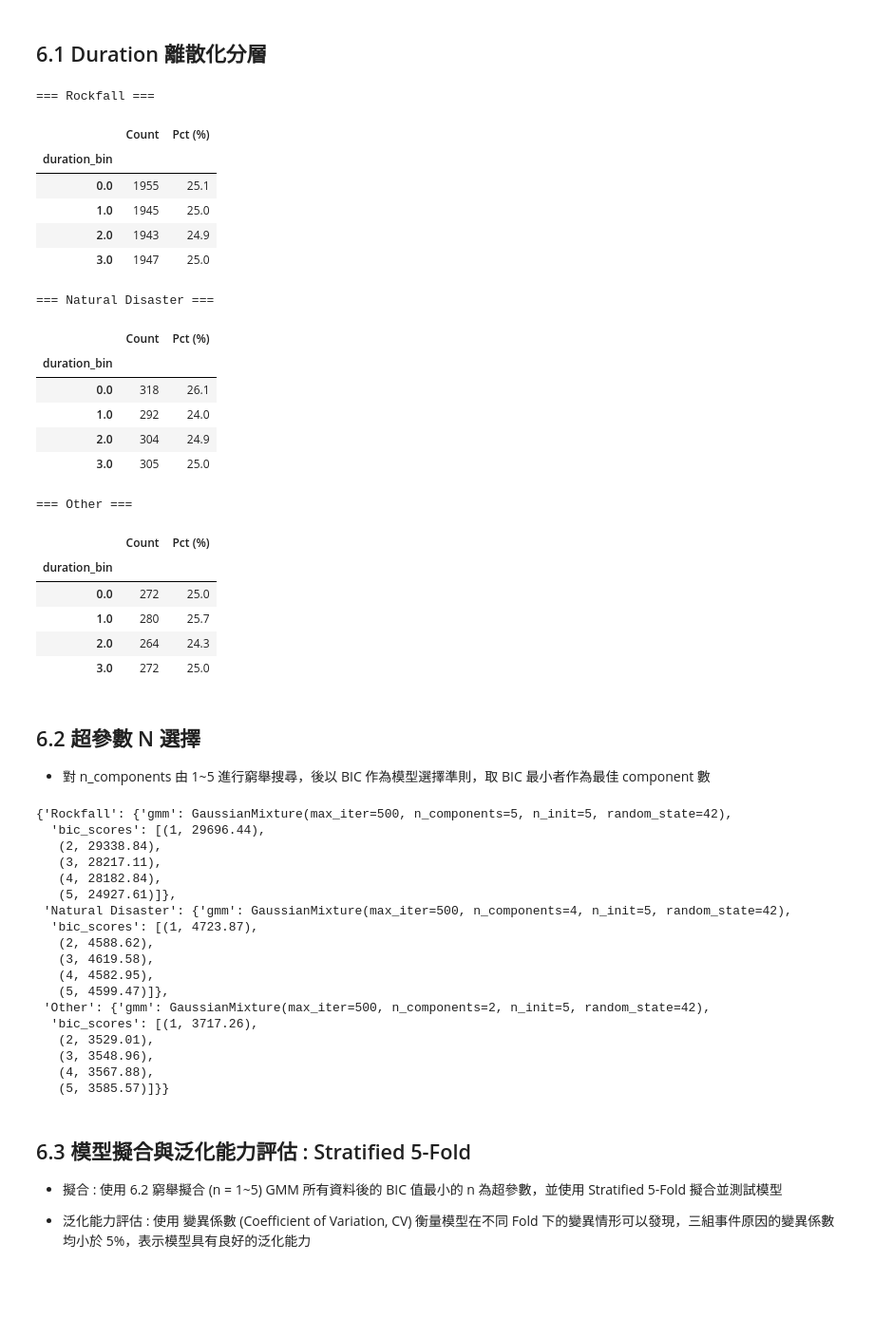
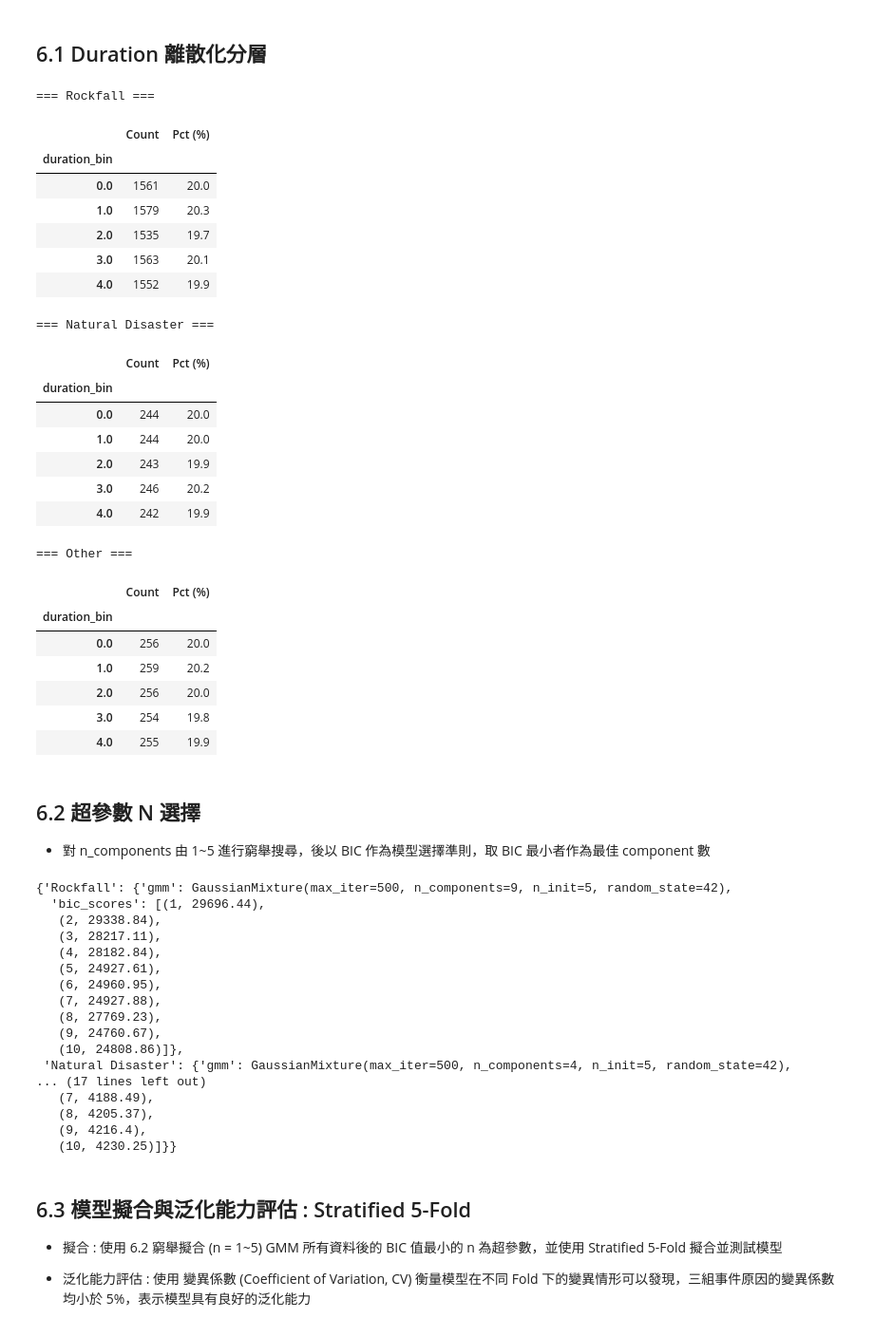
Before and after one commit to jungswork/06_Road_Repar_Time, a Jupyter notebook: 02_road_data_analysis.ipynb, the cells around one changed output. Shown at 95% size. Saved outputs shown, nothing was run; the diff lists cells and outputs as text; code cells hidden in the pictures; blank space fills up the shorter version.

```diff
--- a/02_road_data_analysis.ipynb
+++ b/02_road_data_analysis.ipynb
@@ -194,7 +192,7 @@ plt.show()
 # %%
 import numpy as np
 
-fig, axes = plt.subplots(2, 2, figsize=(14, 10))
+fig, axes = plt.subplots(1, 3, figsize=(18, 6))
 axes = axes.flatten()
 
 causes = df["Cause"].unique()
@@ -249,18 +243,11 @@ candidates_main = {
     "Gen. Gamma"  : stats.gengamma,
 }
 
-candidates_traffic = {
-    "Exponential" : stats.expon,
-    "Weibull"     : stats.weibull_min,
-    "Log-normal"  : stats.lognorm,
-    "Gamma"       : stats.gamma,
-}
 
 cause_candidates = {
     "Rockfall"         : candidates_main,
     "Natural Disaster" : candidates_main,
     "Other"            : candidates_main,
-    "Traffic Accident" : candidates_traffic,
 }
 
 fit_results   = {}
@@ -311,7 +298,7 @@ Distribution      AIC   KS D
 # %% [markdown]
 ## 5.2 視覺化
 # %%
-fig, axes = plt.subplots(2, 2, figsize=(16, 12))
+fig, axes = plt.subplots(1, 3, figsize=(18, 7))
 axes = axes.flatten()
 
 colors = ["tab:blue", "tab:orange", "tab:green"]
@@ -429,53 +416,56 @@ plt.show()
 import numpy as np
 import pandas as pd
 
 # Traffic Accident 排除（樣本過少）
 causes_fit = ["Rockfall", "Natural Disaster", "Other"]
 
 # 各 Cause 獨立計算分位數邊界
 df["duration_bin"] = np.nan
 
 for cause in causes_fit:
     mask = df["Cause"] == cause
-    # 建立 修復時間區間欄位 : 依據修復時間歸類為 4 等分
+    # 建立 修復時間區間欄位 : 依據修復時間歸類為 q 等分
     df.loc[mask, "duration_bin"] = pd.qcut(
         df.loc[mask, "Duration (minutes)"],
-        q=4,
+        q=5,
         labels=False,
         duplicates="drop"
     )
 
 # 確認分層分布
 for cause in causes_fit:
     data_cause = df[df["Cause"] == cause]
     print(f"=== {cause} ===")
     # 計算該區間分類數量
     bin_count = data_cause["duration_bin"].value_counts().sort_index()
     bin_pct   = (bin_count / len(data_cause) * 100).round(1)
     display(pd.DataFrame({"Count": bin_count, "Pct (%)": bin_pct}))
     print()
 # %% [output]
 === Rockfall ===
 |  | Count | Pct (%) |
 | duration_bin |  |  |
-| 0.0 | 1955 | 25.1 |
-| 1.0 | 1945 | 25.0 |
-| 2.0 | 1943 | 24.9 |
-| 3.0 | 1947 | 25.0 |
+| 0.0 | 1561 | 20.0 |
+| 1.0 | 1579 | 20.3 |
+| 2.0 | 1535 | 19.7 |
+| 3.0 | 1563 | 20.1 |
+| 4.0 | 1552 | 19.9 |
 === Natural Disaster ===
 |  | Count | Pct (%) |
 | duration_bin |  |  |
-| 0.0 | 318 | 26.1 |
-| 1.0 | 292 | 24.0 |
-| 2.0 | 304 | 24.9 |
-| 3.0 | 305 | 25.0 |
+| 0.0 | 244 | 20.0 |
+| 1.0 | 244 | 20.0 |
+| 2.0 | 243 | 19.9 |
+| 3.0 | 246 | 20.2 |
+| 4.0 | 242 | 19.9 |
 === Other ===
 |  | Count | Pct (%) |
 | duration_bin |  |  |
-| 0.0 | 272 | 25.0 |
-| 1.0 | 280 | 25.7 |
-| 2.0 | 264 | 24.3 |
-| 3.0 | 272 | 25.0 |
+| 0.0 | 256 | 20.0 |
+| 1.0 | 259 | 20.2 |
+| 2.0 | 256 | 20.0 |
+| 3.0 | 254 | 19.8 |
+| 4.0 | 255 | 19.9 |
 # %% [markdown]
 ## 6.2 超參數 N 選擇
 
@@ -484,7 +474,7 @@ for cause in causes_fit:
 from sklearn.mixture import GaussianMixture
 
 # 使用 BIC 指標找出各 Cause 最佳 component 數量 function
-def fit_gmm(data, max_components=5):
+def fit_gmm(data, max_components=10):
     log_data   = np.log(data).reshape(-1, 1)
     best_gmm   = None
     best_bic   = np.inf
@@ -532,24 +522,23 @@ for cause in causes_fit:
 # Check
 gmm_results
 # %% [output]
-{'Rockfall': {'gmm': GaussianMixture(max_iter=500, n_components=5, n_init=5, random_state=42),
+{'Rockfall': {'gmm': GaussianMixture(max_iter=500, n_components=9, n_init=5, random_state=42),
   'bic_scores': [(1, 29696.44),
    (2, 29338.84),
    (3, 28217.11),
    (4, 28182.84),
-   (5, 24927.61)]},
+   (5, 24927.61),
+   (6, 24960.95),
+   (7, 24927.88),
+   (8, 27769.23),
+   (9, 24760.67),
+   (10, 24808.86)]},
  'Natural Disaster': {'gmm': GaussianMixture(max_iter=500, n_components=4, n_init=5, random_state=42),
-  'bic_scores': [(1, 4723.87),
-   (2, 4588.62),
-   (3, 4619.58),
-   (4, 4582.95),
-   (5, 4599.47)]},
- 'Other': {'gmm': GaussianMixture(max_iter=500, n_components=2, n_init=5, random_state=42),
-  'bic_scores': [(1, 3717.26),
-   (2, 3529.01),
-   (3, 3548.96),
-   (4, 3567.88),
-   (5, 3585.57)]}}
+... (17 lines left out)
+   (7, 4188.49),
+   (8, 4205.37),
+   (9, 4216.4),
+   (10, 4230.25)]}}
 # %% [markdown]
 ## 6.3 模型擬合與泛化能力評估 : Stratified 5-Fold
 
```
Also changed, not shown: parts of 13 cells of this notebook, 3 other files.
